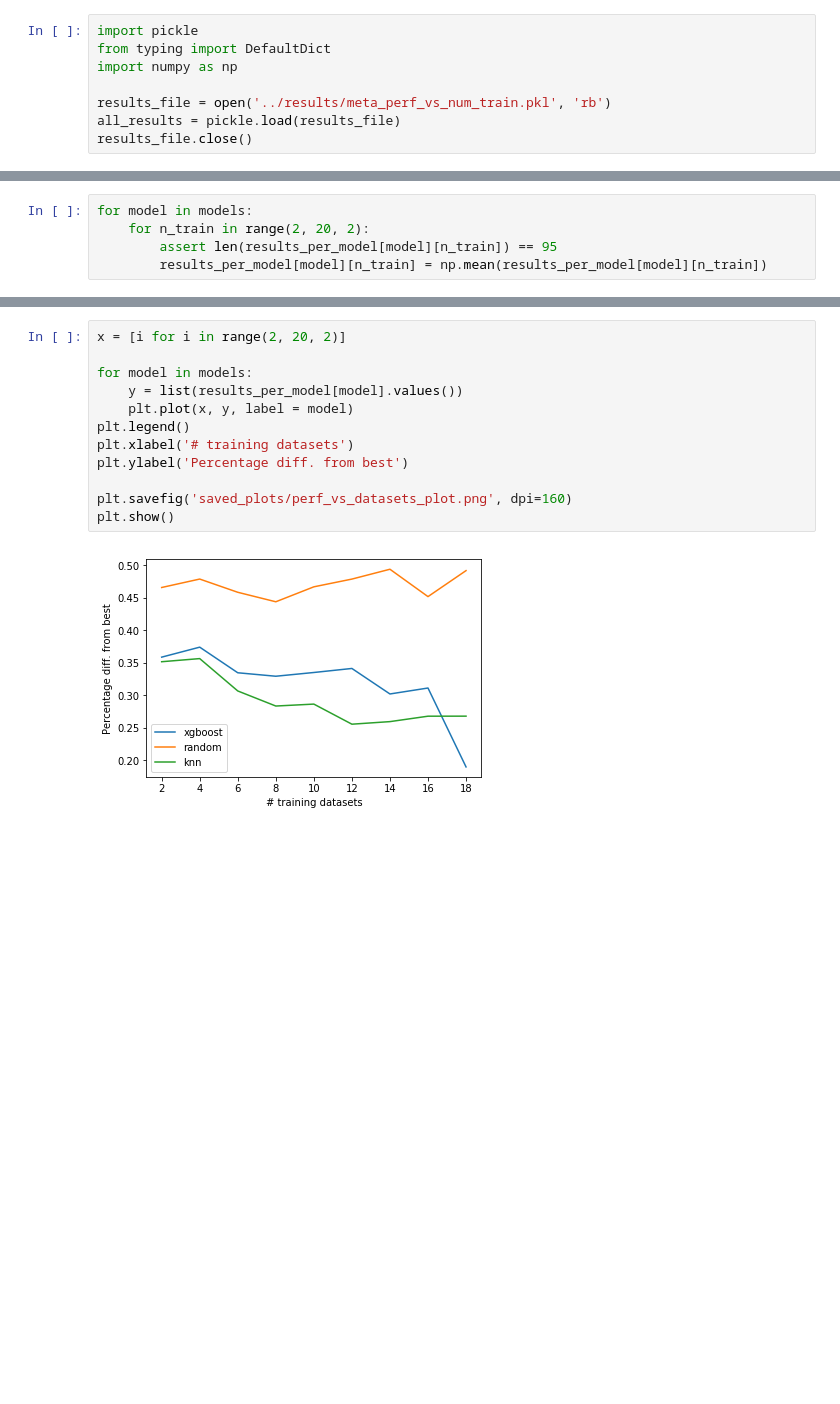
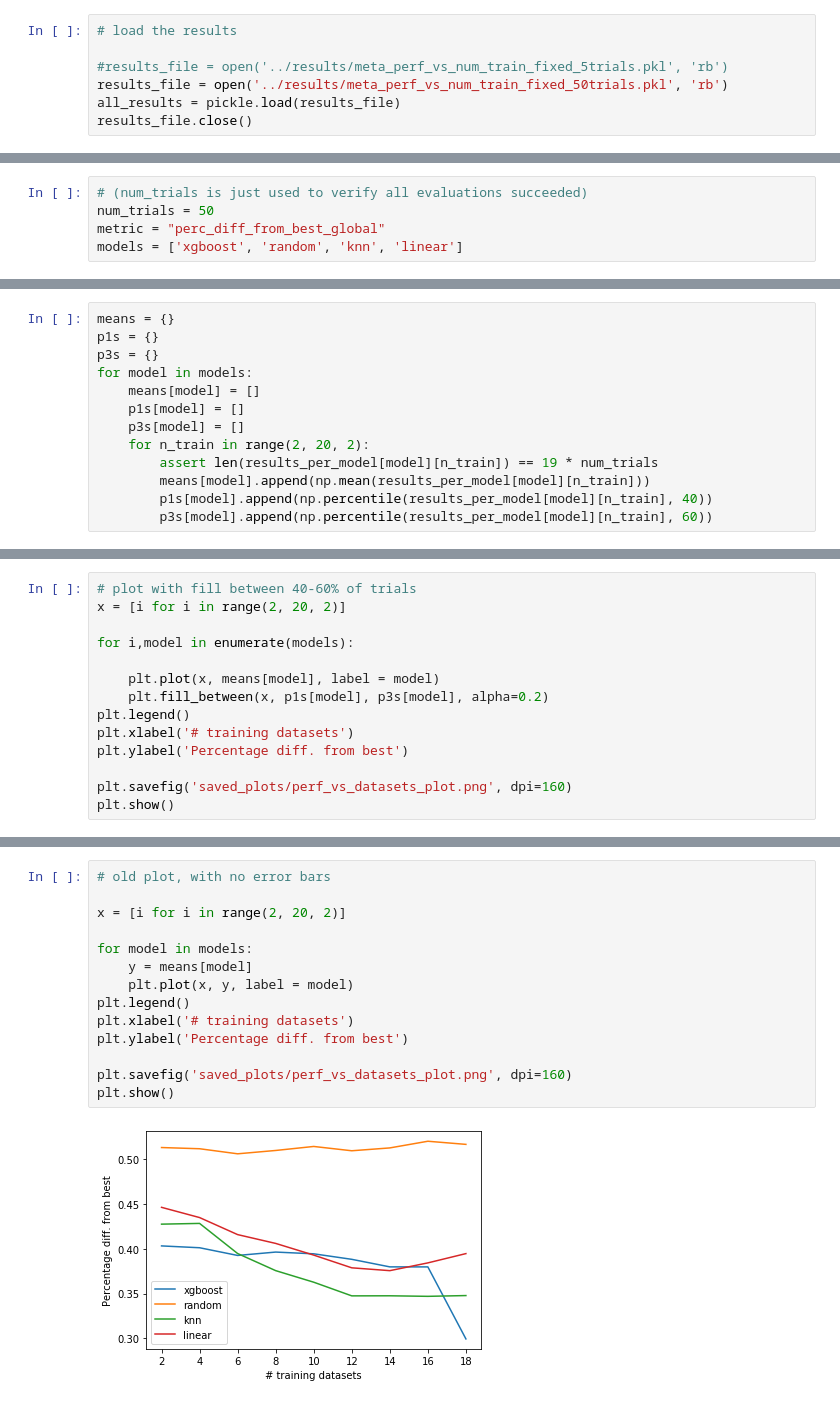
Before and after one commit to naszilla/reczilla, a Jupyter notebook: RecSys2019_DeepLearning_Evaluation/ReczillaClassifier/plots/perf_vs_datasets_plot.ipynb, the cells around one changed output, grey strips where cells are left out. Cells and saved outputs as stored; diff of their text form; blank space fills up the shorter version.

Commit message:
add error bars

```diff
--- a/RecSys2019_DeepLearning_Evaluation/ReczillaClassifier/plots/perf_vs_datasets_plot.ipynb
+++ b/RecSys2019_DeepLearning_Evaluation/ReczillaClassifier/plots/perf_vs_datasets_plot.ipynb
@@ -1,8 +12,7 @@
 # %%
-import pickle
-from typing import DefaultDict
-import numpy as np
+# load the results
 
-results_file = open('../results/meta_perf_vs_num_train.pkl', 'rb')
+#results_file = open('../results/meta_perf_vs_num_train_fixed_5trials.pkl', 'rb')
+results_file = open('../results/meta_perf_vs_num_train_fixed_50trials.pkl', 'rb')
 all_results = pickle.load(results_file)
 results_file.close()
@@ -14 +19,6 @@ results_per_model = {model: DefaultDict(list) for model in models}
+# %%
+# (num_trials is just used to verify all evaluations succeeded)
+num_trials = 50
+metric = "perc_diff_from_best_global"
+models = ['xgboost', 'random', 'knn', 'linear']
 # %%
@@ -20,7 +31,15 @@ for dataset in all_results:
             for n_train, perf in zip(num_train, all_results[dataset][trial][model]):
                 results_per_model[model][n_train].append(perf[metric])
 # %%
+means = {}
+p1s = {}
+p3s = {}
 for model in models:
+    means[model] = []
+    p1s[model] = []
+    p3s[model] = []
     for n_train in range(2, 20, 2):
-        assert len(results_per_model[model][n_train]) == 95
-        results_per_model[model][n_train] = np.mean(results_per_model[model][n_train])
+        assert len(results_per_model[model][n_train]) == 19 * num_trials
+        means[model].append(np.mean(results_per_model[model][n_train]))
+        p1s[model].append(np.percentile(results_per_model[model][n_train], 40))
+        p3s[model].append(np.percentile(results_per_model[model][n_train], 60))
@@ -41,0 +46,14 @@ import matplotlib.pyplot as plt
+# %%
+# plot with fill between 40-60% of trials
+x = [i for i in range(2, 20, 2)]
+
+for i,model in enumerate(models):
+
+    plt.plot(x, means[model], label = model)
+    plt.fill_between(x, p1s[model], p3s[model], alpha=0.2)
+plt.legend()
+plt.xlabel('# training datasets')
+plt.ylabel('Percentage diff. from best')
+
+plt.savefig('saved_plots/perf_vs_datasets_plot.png', dpi=160)
+plt.show()
@@ -42,14 +62,16 @@ import matplotlib.pyplot as plt
 # %%
+# old plot, with no error bars
+
 x = [i for i in range(2, 20, 2)]
 
 for model in models:
-    y = list(results_per_model[model].values())
+    y = means[model]
     plt.plot(x, y, label = model)
 plt.legend()
 plt.xlabel('# training datasets')
 plt.ylabel('Percentage diff. from best')
 
 plt.savefig('saved_plots/perf_vs_datasets_plot.png', dpi=160)
 plt.show()
 # %% [output]
-[figure, old version]
+[figure, new version]
```
Also changed, not shown: parts of 8 cells of this notebook.
